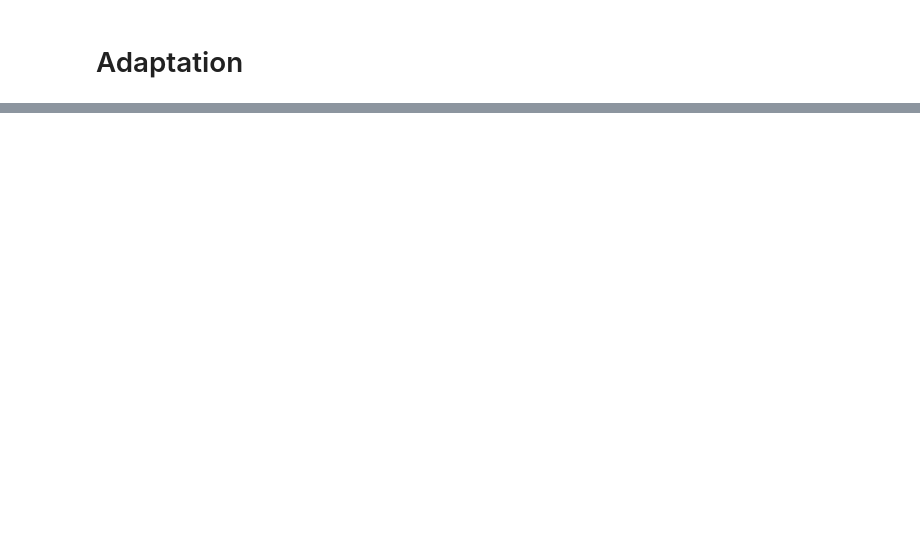
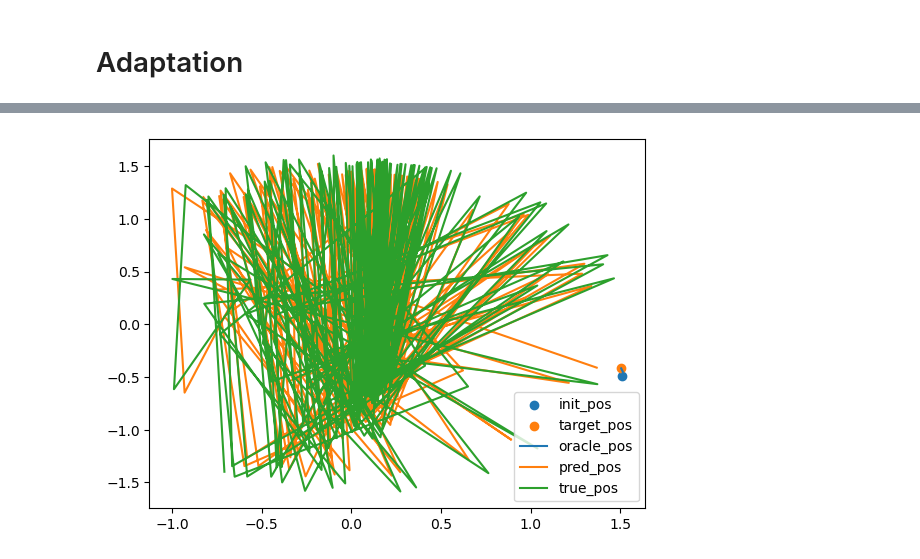
Before and after one commit to yunhao-tech/Sequantial-Monte-Carlo-project, a Jupyter notebook: two_link_arm_smcd.ipynb, the cells around one changed output, grey strips where cells are left out. Cells and saved outputs as stored; diff of their text form; code cells hidden in the pictures; blank space fills up the shorter version.

```diff
--- a/two_link_arm_smcd.ipynb
+++ b/two_link_arm_smcd.ipynb
@@ -158,0 +179,20 @@ plt.scatter(x_pred[9,0], x_pred[9,1])
+# %%
+trace_pred, trace_true = test_smcd(M_best_per_task, 100)
+# %%
+def plot_trace(i, start=0, end=-1):
+	# init_pos = t['init_pos'].numpy()
+	t = test_data[i]
+	init_pos = t['init_pos'].numpy()
+	target_pos = t['target_pos'].numpy()
+	true_pos = t['true_pos'].numpy()
+	plt.figure()
+	plt.scatter(*init_pos, label='init_pos')
+	plt.scatter(*target_pos, label='target_pos')
+	plt.plot(true_pos[start:end,0], true_pos[start:end,1], label='oracle_pos')
+	plt.plot(trace_pred[i][start:end,0], trace_pred[i][start:end,1], label='pred_pos')
+	plt.plot(trace_true[i][start:end,0], trace_true[i][start:end,1], label='true_pos')
+	plt.legend()
+# %%
+plot_trace(9)
+# %% [output]
+[figure, added]
```
Also changed, not shown: parts of 17 cells of this notebook, 4 other files.
